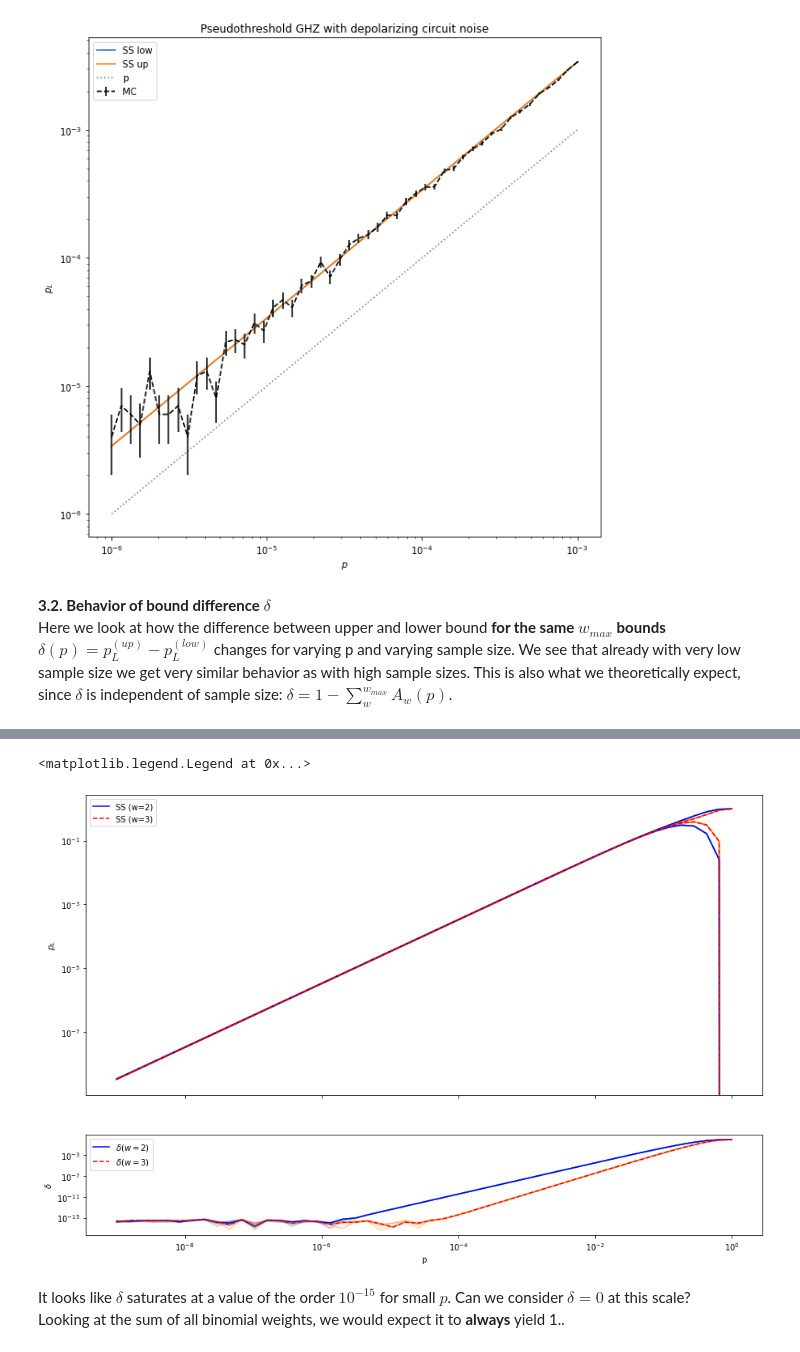
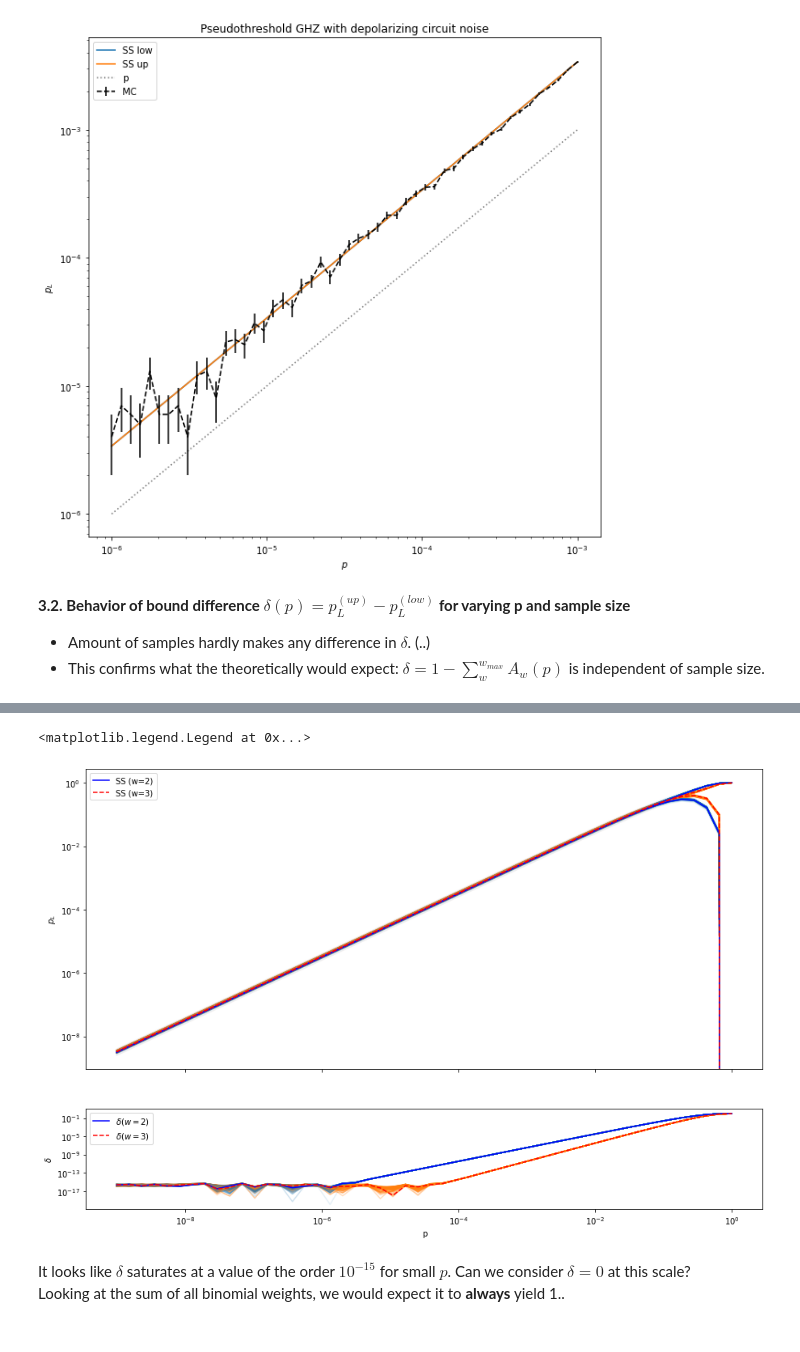
Before and after one commit to dpwinter/PECOS_WS_solutions, a Jupyter notebook: subset_sampling.ipynb, the cells around one changed output, grey strips where cells are left out. Cells and saved outputs as stored; diff of their text form; code cells hidden in the pictures.

```diff
--- a/subset_sampling.ipynb
+++ b/subset_sampling.ipynb
@@ -359,8 +359,9 @@ Wall time: 1h 21min 29s
 <matplotlib.legend.Legend at 0x...>
 [figure]
 # %% [markdown]
-**3.2. Behavior of bound difference $\delta$**<br>
-Here we look at how the difference between upper and lower bound **for the same $w_{max}$ bounds** $\delta(p)=p_L^{(up)}-p_L^{(low)}$ changes for varying p and varying sample size. We see that already with very low sample size we get very similar behavior as with high sample sizes. This is also what we theoretically expect, since $\delta$ is independent of sample size: $\delta=1-\sum_w^{w_{max}}{A_w(p)}$.
+**3.2. Behavior of bound difference $\delta(p)=p_L^{(up)}-p_L^{(low)}$ for varying p and sample size**<br>
+* Amount of samples hardly makes any difference in $\delta$. (..)
+* This confirms what the theoretically would expect: $\delta=1-\sum_w^{w_{max}}{A_w(p)}$ is independent of sample size.
 # %%
 %%time
 
@@ -368,7 +369,7 @@ import matplotlib.pyplot as plt
 
 fig, ax = plt.subplots(2, 1, sharex=True, figsize=(15,10), gridspec_kw={'height_ratios': [3,1]})
 
-samples = np.arange(10, 10000, 1000)
+samples = np.arange(10, 1000, 10)
 alphas = [i*0.5/len(samples) for i in range(len(samples))]
 p_phy = np.logspace(-9, 0, 50) # physical error rates
 # alpha=0.1
@@ -407,5 +408,5 @@ Wall time: 27.4 s
 <matplotlib.legend.Legend at 0x...>
-[figure, old version]
+[figure, new version]
 # %% [markdown]
 It looks like $\delta$ saturates at a value of the order $10^{-15}$ for small $p$. Can we consider $\delta=0$ at this scale?<br>
 Looking at the sum of all binomial weights, we would expect it to **always** yield 1..
```
Also changed, not shown: parts of 14 cells of this notebook.
